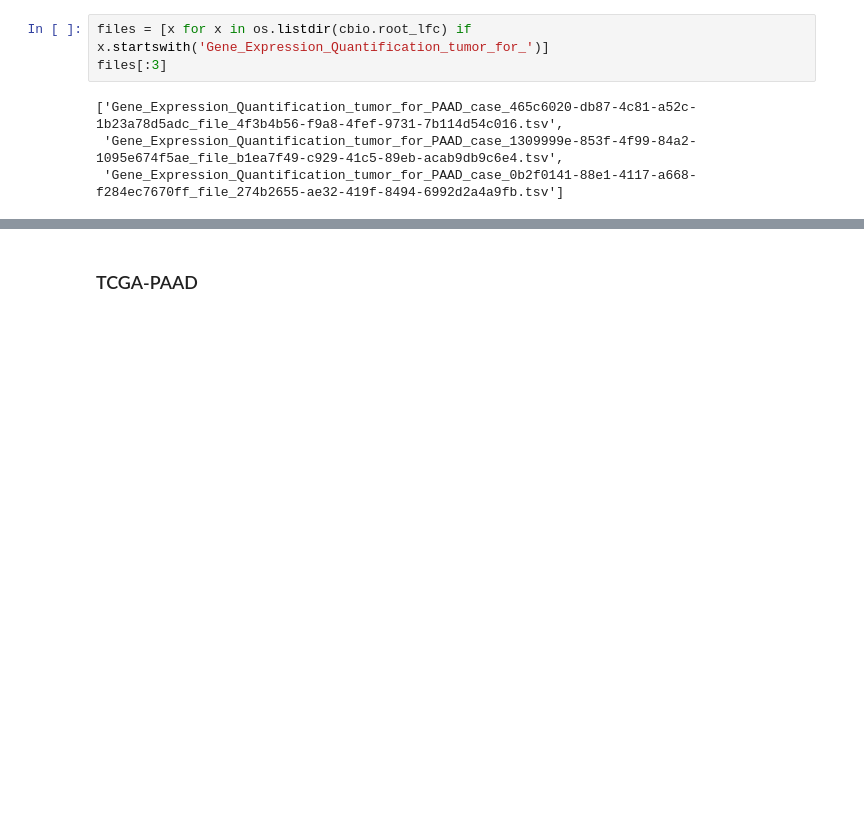
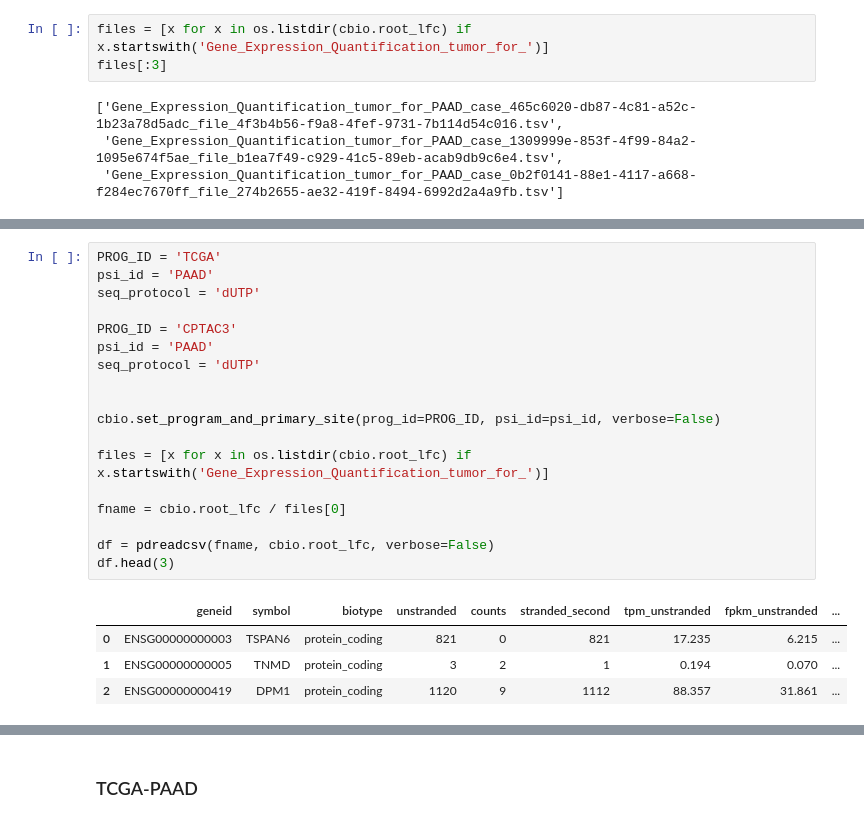
Before and after one commit to flalix/perturb_agent, a Jupyter notebook: notebooks/mtp_cBio_64_PAAD_claud_critic_and_prism.ipynb, the cells around one changed output, grey strips where cells are left out. Saved outputs shown, nothing was run; the diff lists cells and outputs as text; blank space fills up the shorter version.

```diff
--- a/notebooks/mtp_cBio_64_PAAD_claud_critic_and_prism.ipynb
+++ b/notebooks/mtp_cBio_64_PAAD_claud_critic_and_prism.ipynb
@@ -410,0 +479,23 @@ dic
+# %%
+PROG_ID = 'TCGA'
+psi_id = 'PAAD'
+seq_protocol = 'dUTP'
+
+PROG_ID = 'CPTAC3'
+psi_id = 'PAAD'
+seq_protocol = 'dUTP'
+
+
+cbio.set_program_and_primary_site(prog_id=PROG_ID, psi_id=psi_id, verbose=False)
+
+files = [x for x in os.listdir(cbio.root_lfc) if x.startswith('Gene_Expression_Quantification_tumor_for_')]
+
+fname = cbio.root_lfc / files[0]
+
+df = pdreadcsv(fname, cbio.root_lfc, verbose=False)
+df.head(3)
+# %% [output]
+|  | geneid | symbol | biotype | unstranded | counts | stranded_second | tpm_unstranded | fpkm_unstranded | ... |
+| 0 | ENSG00000000003 | TSPAN6 | protein_coding | 821 | 0 | 821 | 17.235 | 6.215 | ... |
+| 1 | ENSG00000000005 | TNMD | protein_coding | 3 | 2 | 1 | 0.194 | 0.070 | ... |
+| 2 | ENSG00000000419 | DPM1 | protein_coding | 1120 | 9 | 1112 | 88.357 | 31.861 | ... |
```
Also changed, not shown: parts of 18 cells of this notebook, 3 other files.
